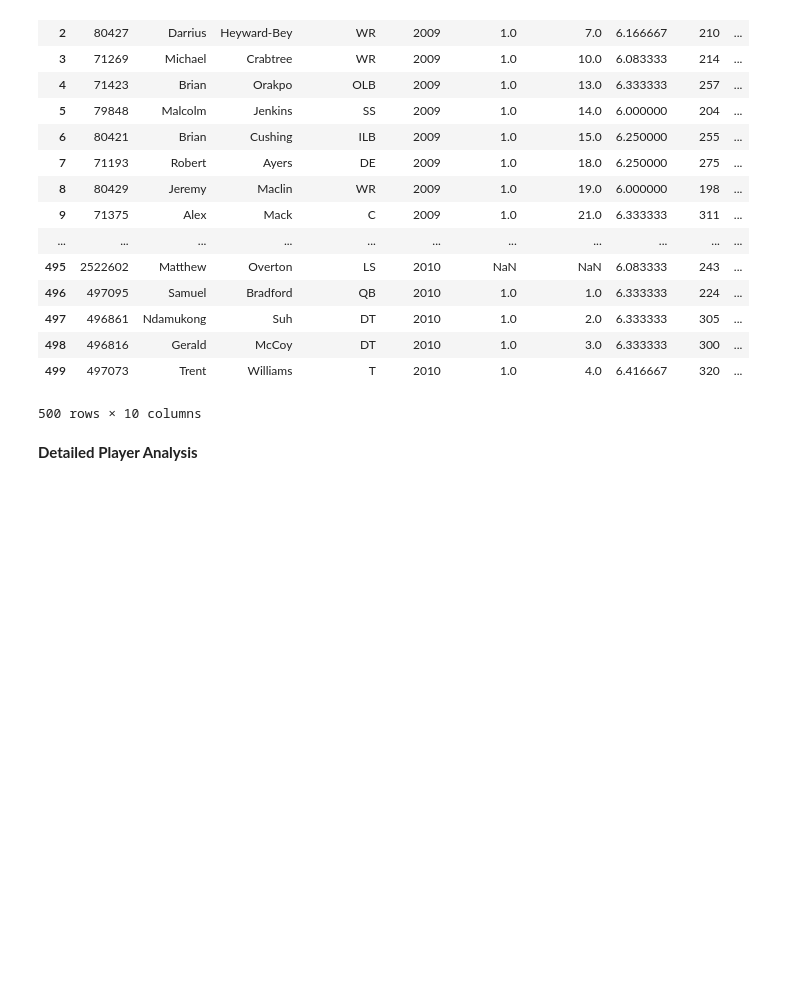
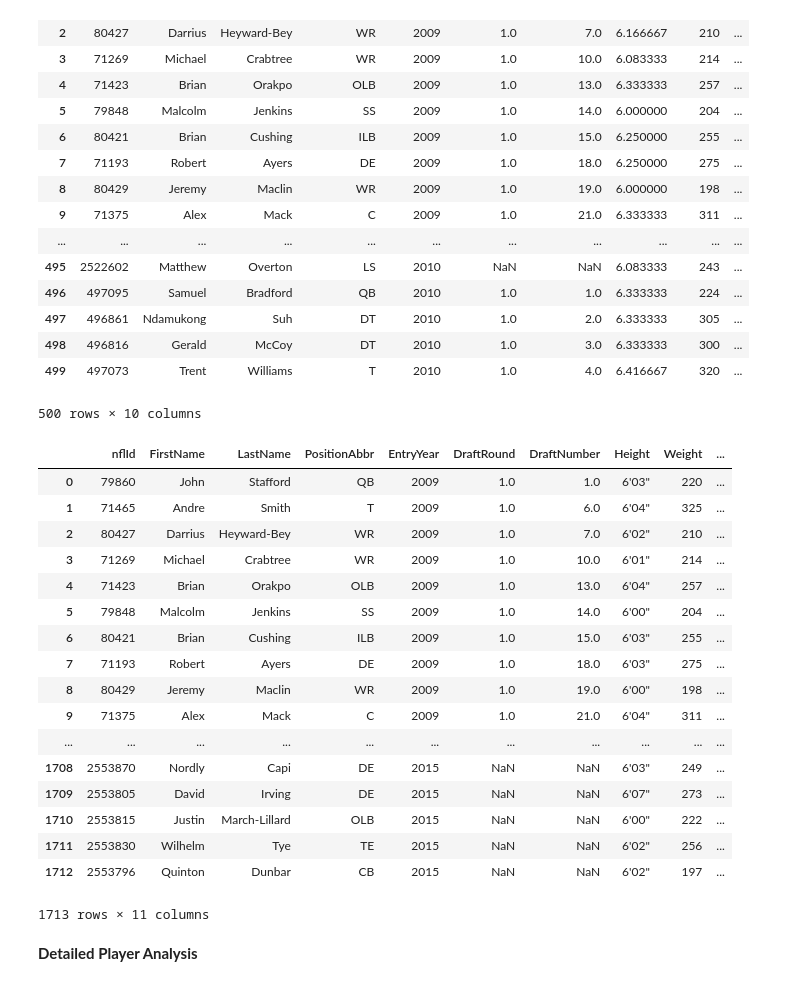
Before and after one commit to donw385/Big-Data-Bowl, a Jupyter notebook: Don_Wang_NFL_Data_Analysis.ipynb, the cells around one changed output. Drawn from its saved outputs; the diff is of its cells as text; code cells hidden in the pictures; blank space fills up the shorter version.

```diff
--- a/Don_Wang_NFL_Data_Analysis.ipynb
+++ b/Don_Wang_NFL_Data_Analysis.ipynb
@@ -213,6 +213,28 @@ players.head(500)
 | 498 | 496816 | Gerald | McCoy | DT | 2010 | 1.0 | 3.0 | 6.333333 | 300 | ... |
 | 499 | 497073 | Trent | Williams | T | 2010 | 1.0 | 4.0 | 6.416667 | 320 | ... |
 500 rows × 10 columns
+# %%
+players['displayName']=players['FirstName']+" "+players['LastName']
+players
+# %% [output]
+|  | nflId | FirstName | LastName | PositionAbbr | EntryYear | DraftRound | DraftNumber | Height | Weight | ... |
+| 0 | 79860 | John | Stafford | QB | 2009 | 1.0 | 1.0 | 6'03" | 220 | ... |
+| 1 | 71465 | Andre | Smith | T | 2009 | 1.0 | 6.0 | 6'04" | 325 | ... |
+| 2 | 80427 | Darrius | Heyward-Bey | WR | 2009 | 1.0 | 7.0 | 6'02" | 210 | ... |
+| 3 | 71269 | Michael | Crabtree | WR | 2009 | 1.0 | 10.0 | 6'01" | 214 | ... |
+| 4 | 71423 | Brian | Orakpo | OLB | 2009 | 1.0 | 13.0 | 6'04" | 257 | ... |
+| 5 | 79848 | Malcolm | Jenkins | SS | 2009 | 1.0 | 14.0 | 6'00" | 204 | ... |
+| 6 | 80421 | Brian | Cushing | ILB | 2009 | 1.0 | 15.0 | 6'03" | 255 | ... |
+| 7 | 71193 | Robert | Ayers | DE | 2009 | 1.0 | 18.0 | 6'03" | 275 | ... |
+| 8 | 80429 | Jeremy | Maclin | WR | 2009 | 1.0 | 19.0 | 6'00" | 198 | ... |
+| 9 | 71375 | Alex | Mack | C | 2009 | 1.0 | 21.0 | 6'04" | 311 | ... |
+| ... | ... | ... | ... | ... | ... | ... | ... | ... | ... | ... |
+| 1708 | 2553870 | Nordly | Capi | DE | 2015 | NaN | NaN | 6'03" | 249 | ... |
+| 1709 | 2553805 | David | Irving | DE | 2015 | NaN | NaN | 6'07" | 273 | ... |
+| 1710 | 2553815 | Justin | March-Lillard | OLB | 2015 | NaN | NaN | 6'00" | 222 | ... |
+| 1711 | 2553830 | Wilhelm | Tye | TE | 2015 | NaN | NaN | 6'02" | 256 | ... |
+| 1712 | 2553796 | Quinton | Dunbar | CB | 2015 | NaN | NaN | 6'02" | 197 | ... |
+1713 rows × 11 columns
 # %% [markdown]
 **Detailed Player Analysis**
 # %%
```
Also changed, not shown: parts of 191 cells of this notebook.
